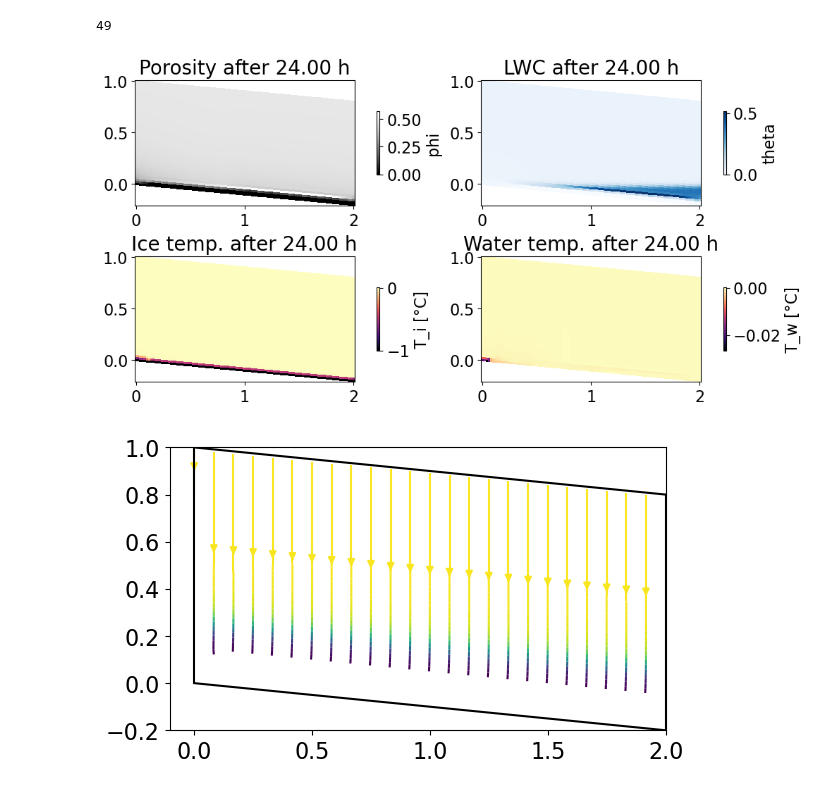
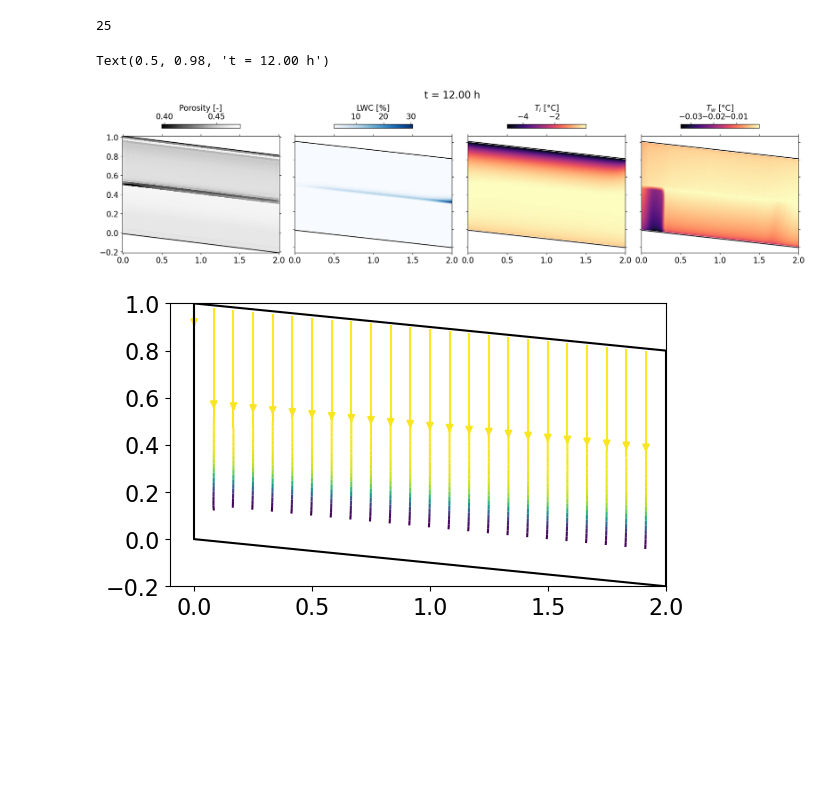
Before and after one commit to lannika-ut/Masterarbeit, a Jupyter notebook: view_solutions_nonisothermal.ipynb, the cells around one changed output. Drawn from its saved outputs; the diff is of its cells as text; code cells hidden in the pictures; blank space fills up the shorter version.

```diff
--- a/view_solutions_nonisothermal.ipynb
+++ b/view_solutions_nonisothermal.ipynb
@@ -11,7 +11,7 @@ import ufl
 from basix.ufl import element
 from scipy.interpolate import griddata
 # %%
-filename = "./solutions/Test14_Annika_wetter_24h.pkl"
+filename = "./solutions/Test16_Annika_freezing.pkl"
 with open(filename, "rb") as f:
     data_Annika = pickle.load(f)
 
@@ -60,9 +60,9 @@ if layered:
 # %%
 len(data_Annika["times"])
 # %% [output]
-49
+25
 # %%
-t_obs = 0
+t_obs = -1
 time = data_Annika["times"][t_obs]
 hw.x.array[:] = data_Annika["h_w"][t_obs]
 phi.x.array[:] = data_Annika["phi"][t_obs]
@@ -101,49 +101,51 @@ Qx = griddata(points, q_x.ravel(), (X, Z), method="linear")
 Qz = griddata(points, q_z.ravel(), (X, Z), method="linear")
 # %%
 x = np.linspace(0, P1[0], 100)
-top = geom.slope*x+P3[1]
-bottom = geom.slope*x+P0[1]
+top = (geom.slope*x+P3[1])+0.02/2
+bottom = (geom.slope*x+P0[1])-0.02/2
 plt.rcParams.update({'font.size': 16})
-fig, ax = plt.subplots(2,2, layout="constrained", figsize=(10,5))
-pmsh1 = ax[0,0].pcolormesh(x_plot, z_plot, porosity, cmap="Greys_r")
-ax[0,0].set_title(f"Porosity after {time/3600:.2f} h", fontsize=20)
-#ax[0,0].plot(x, top, color="black")
-#ax[0,0].plot(x, bottom, color="black")
-cbar1 = fig.colorbar(pmsh1, ax=ax[0,0], shrink=0.5)
-cbar1.set_label("phi")
-#ax[0,0].set_ylim(1.8,2)
+fig, ax = plt.subplots(1,4, layout="constrained", figsize=(20,5))
+pmsh1 = ax[0].pcolormesh(x_plot, z_plot, porosity, cmap="Greys_r")
+ax[0].plot(x, top, color="black")
+ax[0].plot(x, bottom, color="black")
+cbar1 = fig.colorbar(pmsh1, ax=ax[0], shrink=0.5, location="top")
+cbar1.set_label("Porosity [-]")
+ax[0].tick_params(tick2On=True)
 
-pmsh2 = ax[0,1].pcolormesh(x_plot, z_plot, theta_tot, cmap="Blues")
-# strm = ax[0, 1].streamplot(
+pmsh2 = ax[1].pcolormesh(x_plot, z_plot, theta_tot*100, cmap="Blues", shading="gouraud")
+# strm = ax[01].streamplot(
 #     X, Z, Qx, Qz,
 #     density=2, color=np.sqrt(Qx**2 + Qz**2),start_points=start_pts.T
 # )
-ax[0,1].set_title(f"LWC after {time/3600:.2f} h", fontsize=20)
-#ax[0,1].plot(x, top, color="black")
-#ax[0,1].plot(x, bottom, color="black")
+ax[1].plot(x, top, color="black")
+ax[1].plot(x, bottom, color="black")
 plt.xticks(fontsize=16)
-cbar2 = fig.colorbar(pmsh2, ax=ax[0,1], shrink=0.5)
-cbar2.set_label("theta")
-#ax[0,1].set_ylim(1.8,2)
+cbar2 = fig.colorbar(pmsh2, ax=ax[1], shrink=0.5, location="top")
+cbar2.set_label("LWC [%]")
+ax[1].tick_params(tick2On=True)
+ax[1].set_yticklabels("")
 
-pmsh3 = ax[1,0].pcolormesh(x_plot, z_plot, Ti, cmap="magma")
-ax[1,0].set_title(f"Ice temp. after {time/3600:.2f} h", fontsize=20)
-#ax[1,0].plot(x, top, color="black")
-#ax[1,0].plot(x, bottom, color="black")
-cbar1 = fig.colorbar(pmsh3, ax=ax[1,0], shrink=0.5)
-cbar1.set_label("T_i [°C]")
-#ax[1,0].set_ylim(1.8,2)
+pmsh3 = ax[2].pcolormesh(x_plot, z_plot, Ti, cmap="magma", shading="gouraud")
+ax[2].plot(x, top, color="black")
+ax[2].plot(x, bottom, color="black")
+cbar3 = fig.colorbar(pmsh3, ax=ax[2], shrink=0.5, location="top")
+cbar3.set_label(r"$T_i$ [°C]")
+ax[2].tick_params(tick2On=True)
+ax[2].set_yticklabels("")
 
-pmsh4 = ax[1,1].pcolormesh(x_plot, z_plot, Tw, cmap="magma")
-ax[1,1].set_title(f"Water temp. after {time/3600:.2f} h", fontsize=20)
-#ax[1,1].plot(x, top, color="black")
-#ax[1,1].plot(x, bottom, color="black")
+pmsh4 = ax[3].pcolormesh(x_plot, z_plot, Tw, cmap="magma", shading="gouraud")
+ax[3].plot(x, top, color="black")
+ax[3].plot(x, bottom, color="black")
 plt.xticks(fontsize=16)
-cbar2 = fig.colorbar(pmsh4, ax=ax[1,1], shrink=0.5)
-cbar2.set_label("T_w [°C]")
-#ax[1,1].set_ylim(0,1)
+cbar4 = fig.colorbar(pmsh4, ax=ax[3], shrink=0.5, location="top")
+cbar4.set_label(r"$T_w$ [°C]")
+ax[3].tick_params(tick2On=True)
+ax[3].set_yticklabels("")
+
+fig.suptitle(f"t = {time/3600:.2f} h", fontsize=20)
 # %% [output]
+Text(0.5, 0.98, 't = 12.00 h')
-[figure, old version]
+[figure, new version]
 # %%
 # Calculate specific discharge
 Vq = functionspace(domain, element("DG", domain.basix_cell(), 0, shape=(2,)))
```
Also changed, not shown: 8 other files.
